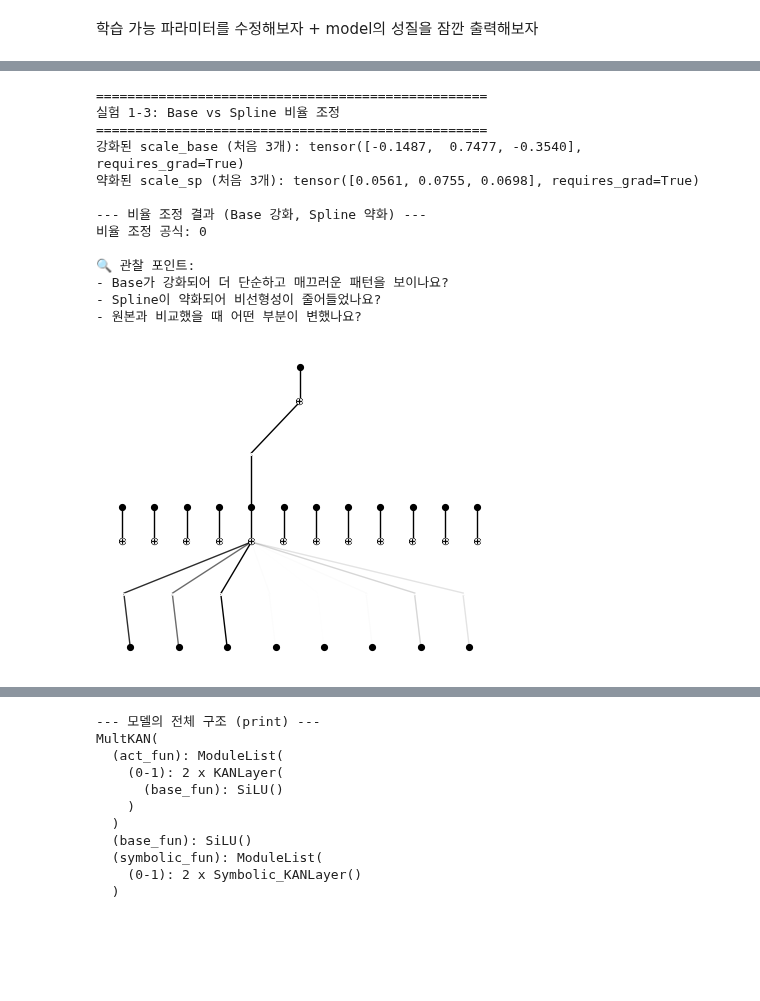
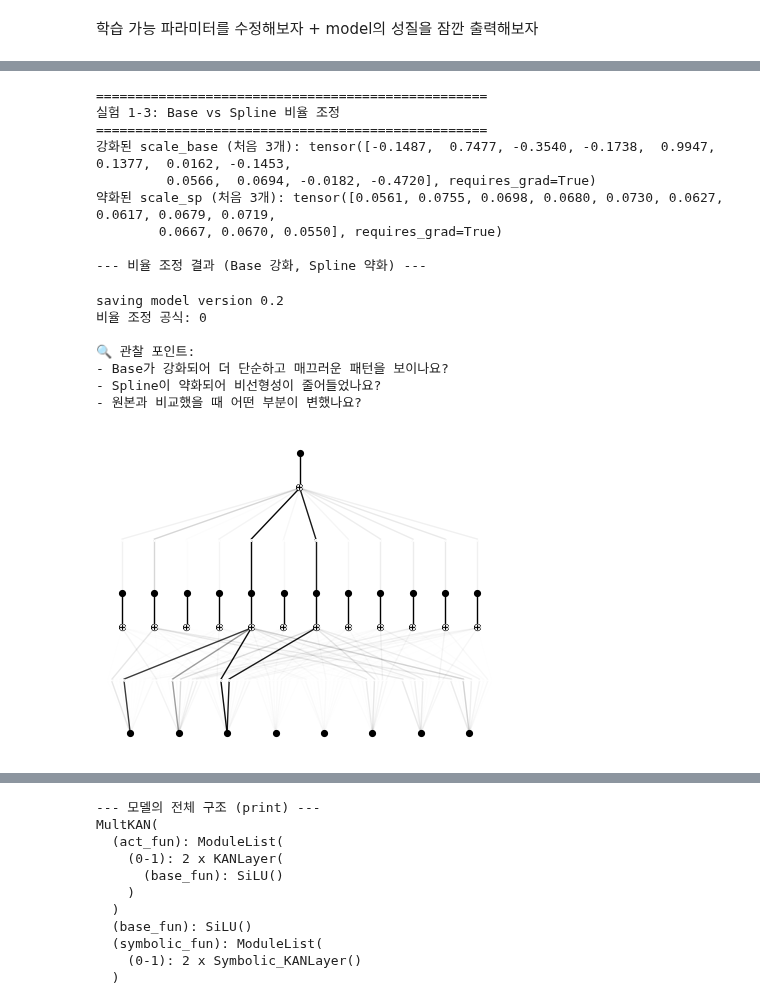
Before and after one commit to Hyein-coder/pykan, a Jupyter notebook: .github/workflows/TaeWoong/CO2RR_KAN_0826_MSP.ipynb, the cells around one changed output, grey strips where cells are left out. Cells and saved outputs as stored; diff of their text form; code cells hidden in the pictures; blank space fills up the shorter version.

```diff
--- a/.github/workflows/TaeWoong/CO2RR_KAN_0826_MSP.ipynb
+++ b/.github/workflows/TaeWoong/CO2RR_KAN_0826_MSP.ipynb
@@ -427,12 +355,13 @@ print("실험 1-2: Spline function 비활성화 (w_s = 0)")
 print("="*50)
 
 with torch.no_grad():
-    model.act_fun[0].scale_base.fill_(1.0)  # base w_b를 다 1로 만들기 -- 여기 origin scale_base 불러오는 것으로 수정하기
+    model.act_fun[0].scale_base.copy_(original_scale_base)  # wb를 원본으로 만들기
     model.act_fun[0].scale_sp.fill_(0.0)   # 모든 spline 함수 끄기
-    print(f"현재 scale_base (처음 3개): {model.act_fun[0].scale_base[0, :3]}")
-    print(f"수정된 scale_sp (처음 3개): {model.act_fun[0].scale_sp[0, :3]}")
+    print(f"현재 scale_base : {model.act_fun[0].scale_base[0, :]}")
+    print(f"수정된 scale_sp : {model.act_fun[0].scale_sp[0, :]}")
 
 print("\n--- Spline function OFF 결과 ---")
+model.fit(dataset, opt="LBFGS", steps=1, lamb=0.001)
 model.plot()
 try:
     formula_no_spline = ex_round(model.symbolic_formula()[0][0], 4)
@@ -466,44 +396,48 @@ print("="*50)
 
 # 원본으로 일단 복원
 with torch.no_grad():
     model.act_fun[0].scale_base.copy_(original_scale_base)
     model.act_fun[0].scale_sp.copy_(original_scale_sp)
 
 # 비율 실험: base를 5배 강화, spline을 0.2배 약화
 with torch.no_grad():
     model.act_fun[0].scale_base *= 5.0    # base 함수 5배 강화
     model.act_fun[0].scale_sp *= 0.2      # spline 함수 0.2배 약화
 
-    print(f"강화된 scale_base (처음 3개): {model.act_fun[0].scale_base[0, :3]}")
-    print(f"약화된 scale_sp (처음 3개): {model.act_fun[0].scale_sp[0, :3]}")
+    print(f"강화된 scale_base : {model.act_fun[0].scale_base[0, :]}")
+    print(f"약화된 scale_sp : {model.act_fun[0].scale_sp[0, :]}")
 
 print("\n--- 비율 조정 결과 (Base 강화, Spline 약화) ---")
+model.fit(dataset, opt="LBFGS", steps=1, lamb=0.001)
 model.plot()
 try:
     formula_ratio = ex_round(model.symbolic_formula()[0][0], 4)
     print(f"비율 조정 공식: {formula_ratio}")
 except:
     print("심볼릭 공식 생성 실패")
 
 print("\n🔍 관찰 포인트:")
 print("- Base가 강화되어 더 단순하고 매끄러운 패턴을 보이나요?")
 print("- Spline이 약화되어 비선형성이 줄어들었나요?")
 print("- 원본과 비교했을 때 어떤 부분이 변했나요?")
 # %% [output]
 ==================================================
 실험 1-3: Base vs Spline 비율 조정
 ==================================================
-강화된 scale_base (처음 3개): tensor([-0.1487,  0.7477, -0.3540], requires_grad=True)
-약화된 scale_sp (처음 3개): tensor([0.0561, 0.0755, 0.0698], requires_grad=True)
+강화된 scale_base (처음 3개): tensor([-0.1487,  0.7477, -0.3540, -0.1738,  0.9947,  0.1377,  0.0162, -0.1453,
+         0.0566,  0.0694, -0.0182, -0.4720], requires_grad=True)
+약화된 scale_sp (처음 3개): tensor([0.0561, 0.0755, 0.0698, 0.0680, 0.0730, 0.0627, 0.0617, 0.0679, 0.0719,
+        0.0667, 0.0670, 0.0550], requires_grad=True)
 
 --- 비율 조정 결과 (Base 강화, Spline 약화) ---
-비율 조정 공식: 0
-
-🔍 관찰 포인트:
-- Base가 강화되어 더 단순하고 매끄러운 패턴을 보이나요?
-- Spline이 약화되어 비선형성이 줄어들었나요?
-- 원본과 비교했을 때 어떤 부분이 변했나요?
+saving model version 0.2
+비율 조정 공식: 0
+
+🔍 관찰 포인트:
+- Base가 강화되어 더 단순하고 매끄러운 패턴을 보이나요?
+- Spline이 약화되어 비선형성이 줄어들었나요?
+- 원본과 비교했을 때 어떤 부분이 변했나요?
-[figure, old version]
+[figure, new version]
 # %%
 print("="*50)
 print("실험 1-4: 특정 엣지만 선택적으로 수정")
```
Also changed, not shown: parts of 30 cells of this notebook.
